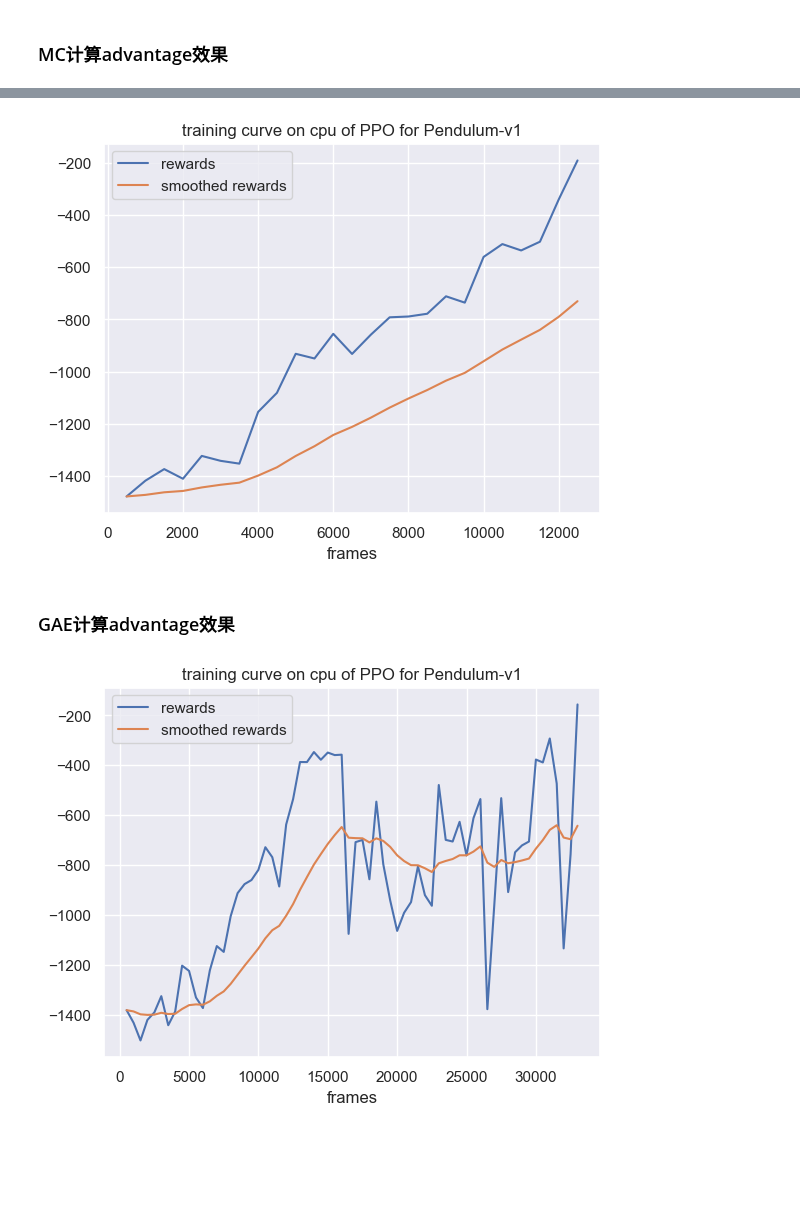
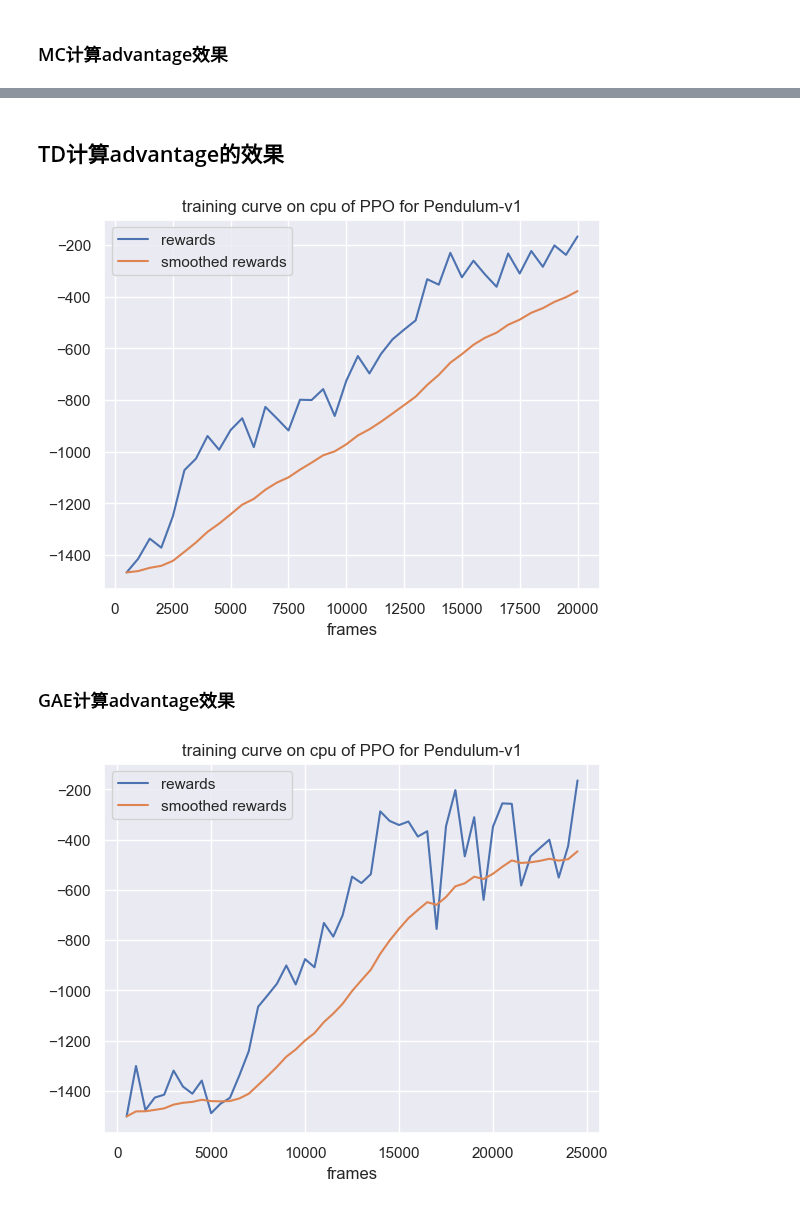
Before and after one commit to datawhalechina/joyrl-book, a Jupyter notebook: notebooks/第12章_PPO_Pendulum-v1.ipynb, the cells around one changed output, grey strips where cells are left out. Saved outputs shown, nothing was run; the diff lists cells and outputs as text; code cells hidden in the pictures; blank space fills up the shorter version.

```diff
--- a/notebooks/第12章_PPO_Pendulum-v1.ipynb
+++ b/notebooks/第12章_PPO_Pendulum-v1.ipynb
@@ -89,7 +89,16 @@ class Policy:
         for _ in range(batch_size // mini_batch_size):
             rand_ids = np.random.randint(0, batch_size, mini_batch_size)
             yield states[rand_ids, :], actions[rand_ids, :], log_probs[rand_ids, :], returns[rand_ids, :], advantage[rand_ids, :]
-    def compute_monte_carlo_advantage(self, rewards, masks, values):
+
+    def compute_return_mc(self, rewards, masks):
+        returns = []
+        discounted_return = 0
+        for step in reversed(range(len(rewards))):
+            discounted_return = rewards[step] + self.gamma * discounted_return * masks[step]
+            returns.insert(0, discounted_return)
+        return returns
+
+    def compute_advantage_td(self, rewards, masks, values):
         returns = []
         discounted_return = values[-1].detach()
         for step in reversed(range(len(rewards))):
@@ -103,14 +112,15 @@ class Policy:
         # advantages = returns - values[:-1]
         return normed_returns
 
-    def compute_gae(self, next_value, rewards, masks, values):
-        values = values + [next_value]
+    def compute_advantage_gae(self, next_value, rewards, masks, values):
+        # next_value = values[-1]
         gae = 0
         returns = []
         for step in reversed(range(len(rewards))):
-            delta = rewards[step] + self.gamma * values[step + 1] * masks[step] - values[step]
+            delta = rewards[step] + self.gamma * next_value * masks[step] - values[step]
             gae = delta + self.gamma * self.tau * masks[step] * gae
             returns.insert(0, gae + values[step])
+            next_value = values[step]
         return returns
 
     def learn(self, **kwargs):
@@ -188,3 +261,5 @@ class Config:
+# %% [markdown]
+## TD计算advantage的效果
 # %%
 cfg = Config()
 all_seed(cfg.seed)
@@ -235,8 +310,7 @@ while frame_idx < cfg.max_frames and not early_stop:
 
     next_state = torch.FloatTensor(next_state).to(cfg.device)
     _, _, next_value = policy.model(next_state)
-    returns = policy.compute_monte_carlo_advantage(rewards, masks, values)
-    # returns = policy.compute_gae(next_value, rewards, masks, values)
+    returns = policy.compute_advantage_td(rewards, masks, values)
 
     returns   = torch.cat(returns).detach()
     log_probs = torch.cat(log_probs).detach()
@@ -248,7 +322,7 @@ while frame_idx < cfg.max_frames and not early_stop:
 env.close()
 test_env.close()
 # %% [output]
-[figure, old version]
+[figure, new version]
 # %% [markdown]
 ### GAE计算advantage效果
 # %%
@@ -286,32 +360,32 @@ while frame_idx < cfg.max_frames and not early_stop:
         rewards.append(torch.FloatTensor(reward).unsqueeze(1).to(cfg.device))
         masks.append(torch.FloatTensor(1 - truncated).unsqueeze(1).to(cfg.device))
 
         states.append(torch.tensor(state, dtype=torch.float, device=cfg.device))
         actions.append(torch.tensor(action, dtype=torch.float, device=cfg.device))
 
         state = next_state
         frame_idx += 1
         if frame_idx % 500 == 0:
             test_reward = np.mean([evaluate_policy(test_env, policy) for _ in range(10)])
             test_rewards.append(test_reward)
             test_frames.append(frame_idx)
             # print(f"Frame {frame_idx}. Mean reward: {test_reward}")
             plot_rewards(test_frames, test_rewards, device = cfg.device)
             if test_reward > cfg.threshold_reward: early_stop = True
 
     next_state = torch.FloatTensor(next_state).to(cfg.device)
     _, _, next_value = policy.model(next_state)
     # returns = policy.compute_monte_carlo_advantage(rewards, masks, values)
-    returns = policy.compute_gae(next_value, rewards, masks, values)
+    returns = policy.compute_advantage_gae(next_value, rewards, masks, values)
 
     returns   = torch.cat(returns).detach()
     log_probs = torch.cat(log_probs).detach()
     values    = torch.cat(values).detach()
     states    = torch.cat(states)
     actions   = torch.cat(actions)
     advantage = returns - values
     policy.learn(states=states, actions=actions, log_probs=log_probs, returns=returns, advantages=advantage)
 env.close()
 test_env.close()
 # %% [output]
-[figure, old version]
+[figure, new version]
```
Also changed, not shown: parts of 1 cell of this notebook.
